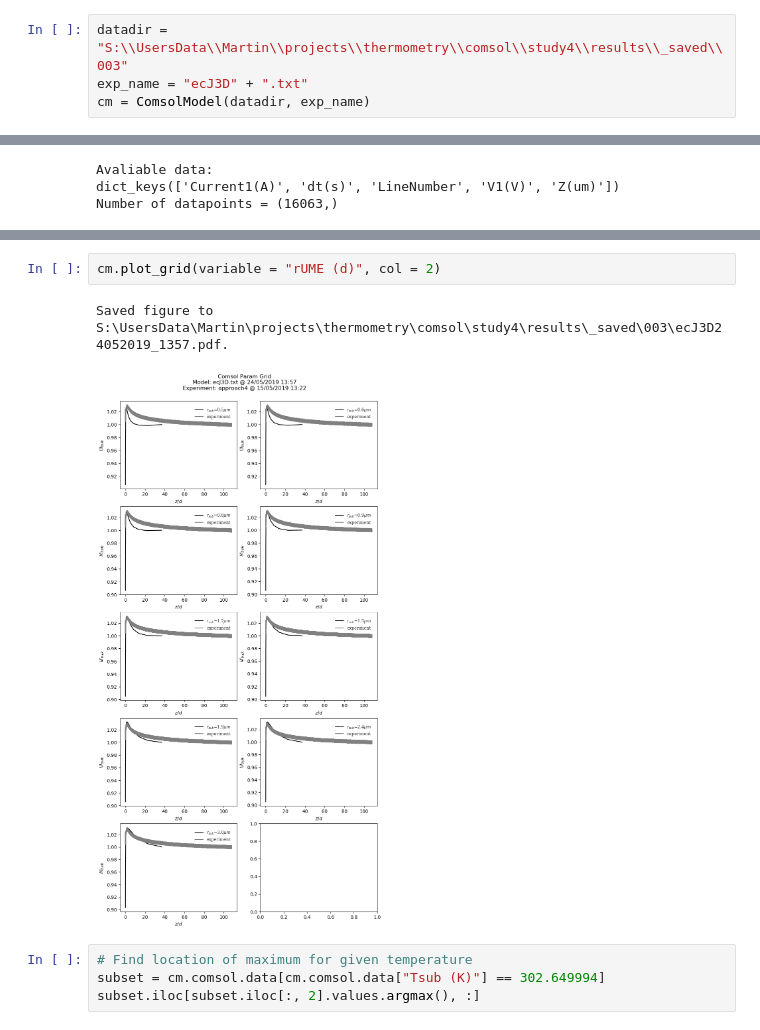
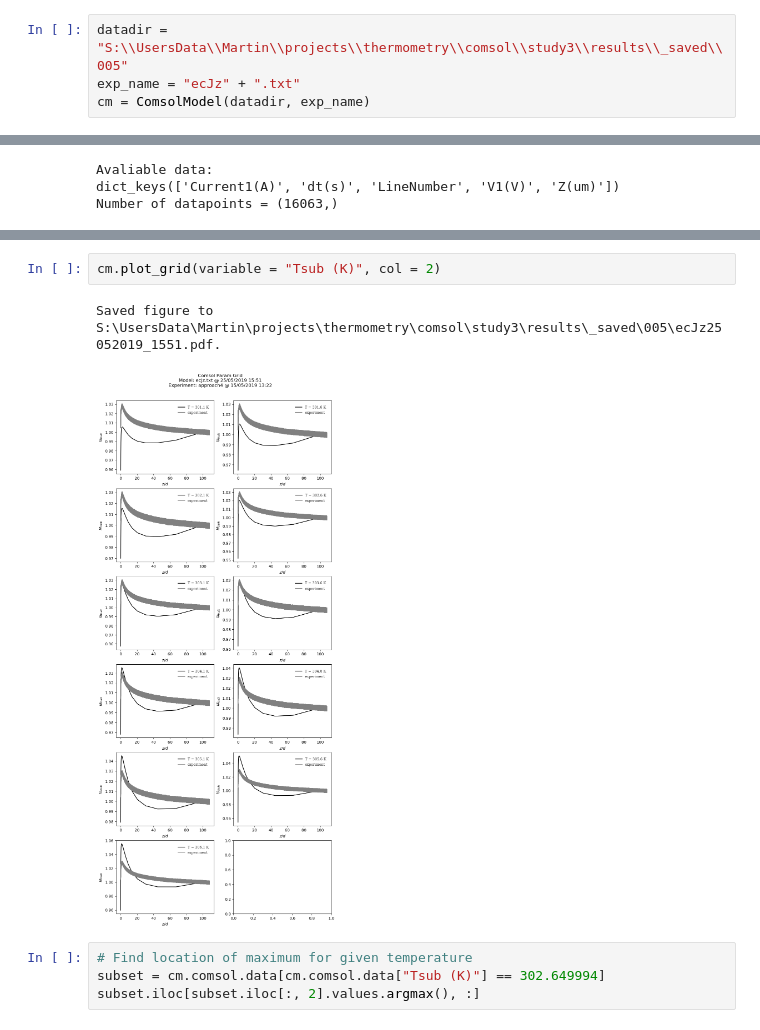
Before and after one commit to martinholub/sicm, a Jupyter notebook: notebooks/comsol.ipynb, the cells around one changed output, grey strips where cells are left out. Drawn from its saved outputs; the diff is of its cells as text.

```diff
--- a/notebooks/comsol.ipynb
+++ b/notebooks/comsol.ipynb
@@ -20,8 +20,8 @@ from sicm.experiments.scan import Scan
 The autoreload extension is already loaded. To reload it, use:
   %reload_ext autoreload
 # %%
-datadir = "S:\\UsersData\\Martin\\projects\\thermometry\\comsol\\study4\\results\\_saved\\003"
-exp_name = "ecJ3D" + ".txt"
+datadir = "S:\\UsersData\\Martin\\projects\\thermometry\\comsol\\study3\\results\\_saved\\005"
+exp_name = "ecJz" + ".txt"
 cm = ComsolModel(datadir, exp_name)
 # %%
 datadir = "S:\\UsersData\\Martin\\2019\\05_May\\15\\approach4"
@@ -43,8 +43,8 @@ cm.comsol.data.head()
 # %%
-cm.plot_grid(variable = "rUME (d)", col = 2)
+cm.plot_grid(variable = "Tsub (K)", col = 2)
 # %% [output]
-Saved figure to S:\UsersData\Martin\projects\thermometry\comsol\study4\results\_saved\003\ecJ3D24052019_1357.pdf.
+Saved figure to S:\UsersData\Martin\projects\thermometry\comsol\study3\results\_saved\005\ecJz25052019_1551.pdf.
-[figure, old version]
+[figure, new version]
 # %%
 # Find location of maximum for given temperature
 subset = cm.comsol.data[cm.comsol.data["Tsub (K)"] == 302.649994]
```
Also changed, not shown: parts of 1 cell of this notebook, 1 other file.
